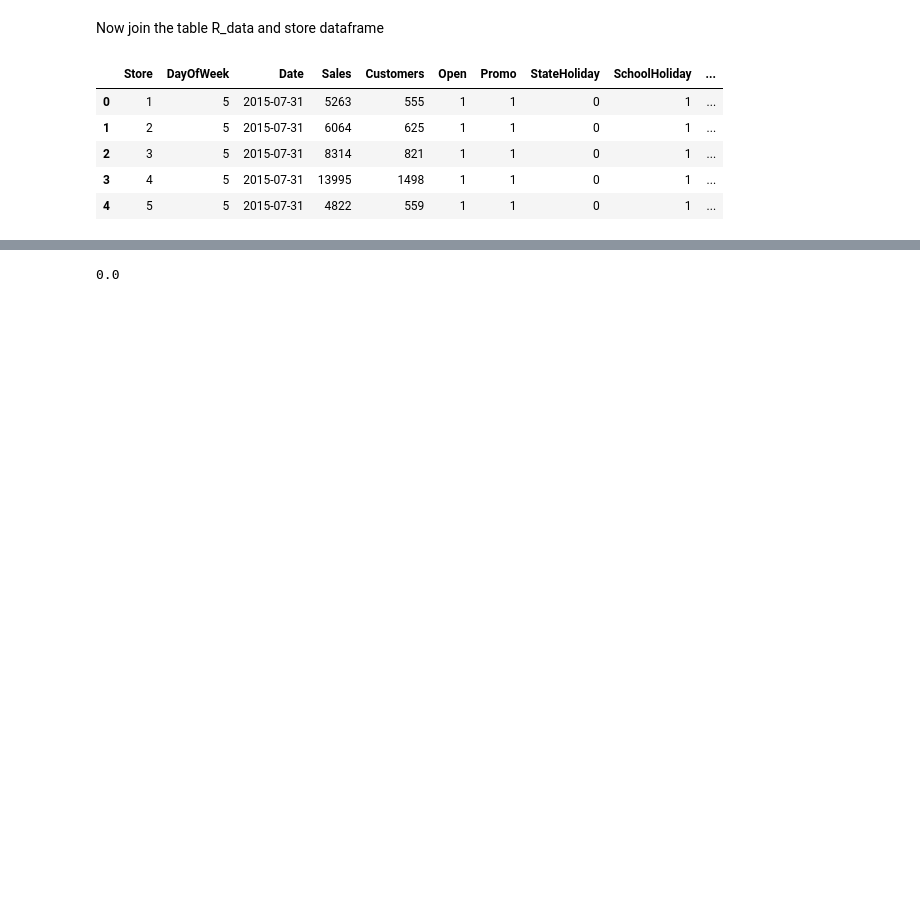
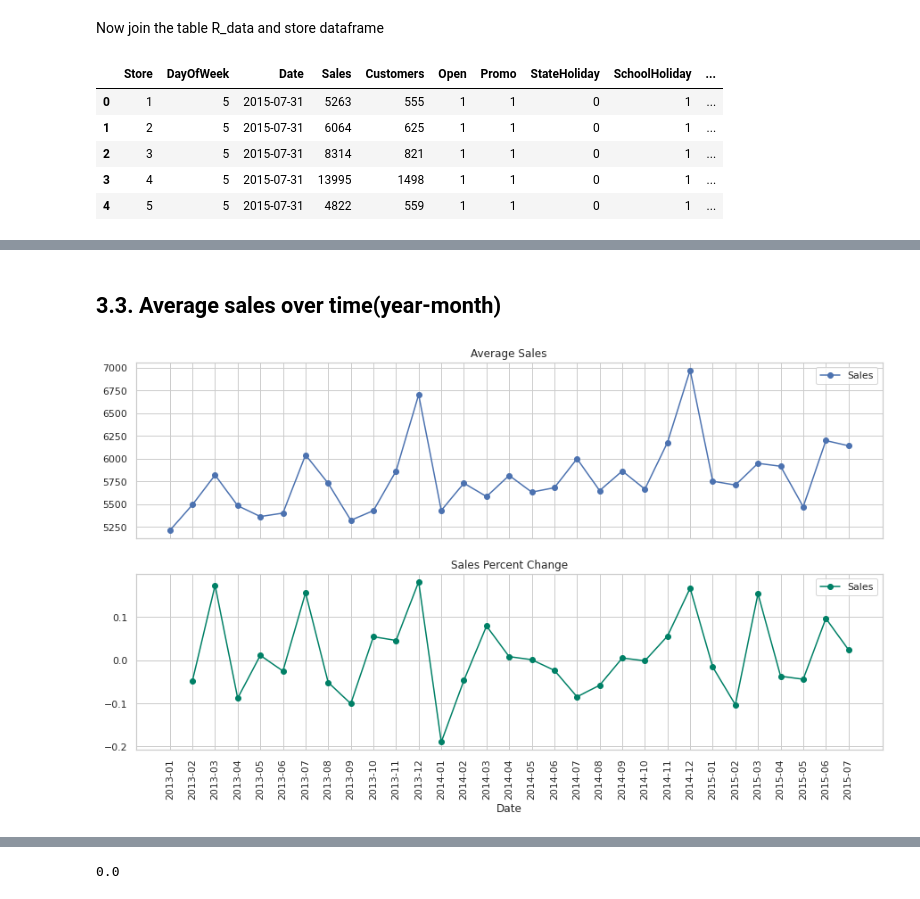
Before and after one commit to AjitVarpe/AjitVarpe, a Jupyter notebook: Rossmann_Sales_Prediction_Capstone_Project_ipynb.ipynb, the cells around one changed output, grey strips where cells are left out. Saved outputs shown, nothing was run; the diff lists cells and outputs as text; code cells hidden in the pictures; blank space fills up the shorter version.

```diff
--- a/Rossmann_Sales_Prediction_Capstone_Project_ipynb.ipynb
+++ b/Rossmann_Sales_Prediction_Capstone_Project_ipynb.ipynb
@@ -330,0 +461,32 @@ dtype: int64
+# %%
+# Date
+
+# Create Year and Month columns
+
+data['Year']  = data['Date'].apply(lambda x: int(str(x)[:4]))
+data['Month'] = data['Date'].apply(lambda x: int(str(x)[5:7]))
+
+# Assign Date column to Date(Year-Month) instead of (Year-Month-Day)
+# this column will be useful in analysis and visualization
+
+data['Date'] = data['Date'].apply(lambda x: (str(x)[:7]))
+# %% [markdown]
+## 3.3. Average sales over time(year-month)
+# %%
+# group by date and get average sales, and precent change
+average_sales    = data.groupby('Date')["Sales"].mean()
+pct_change_sales = data.groupby('Date')["Sales"].sum().pct_change()
+
+fig, (axis1,axis2) = plt.subplots(2,1,sharex=True,figsize=(15,8))
+
+# plot average sales over time(year-month)
+ax1 = average_sales.plot(legend=True,ax=axis1,marker='o',title="Average Sales")
+ax1.set_xticks(range(len(average_sales)))
+ax1.set_xticklabels(average_sales.index.tolist(), rotation=90)
+
+# plot precent change for sales over time(year-month)
+ax2 = pct_change_sales.plot(legend=True,ax=axis2,marker='o',rot=90,colormap="summer",title="Sales Percent Change")
+# ax2.set_xticks(range(len(pct_change_sales)))
+# ax2.set_xticklabels(pct_change_sales.index.tolist(), rotation=90)
+# %% [output]
+[figure, added]
```
Also changed, not shown: parts of 202 cells of this notebook.
